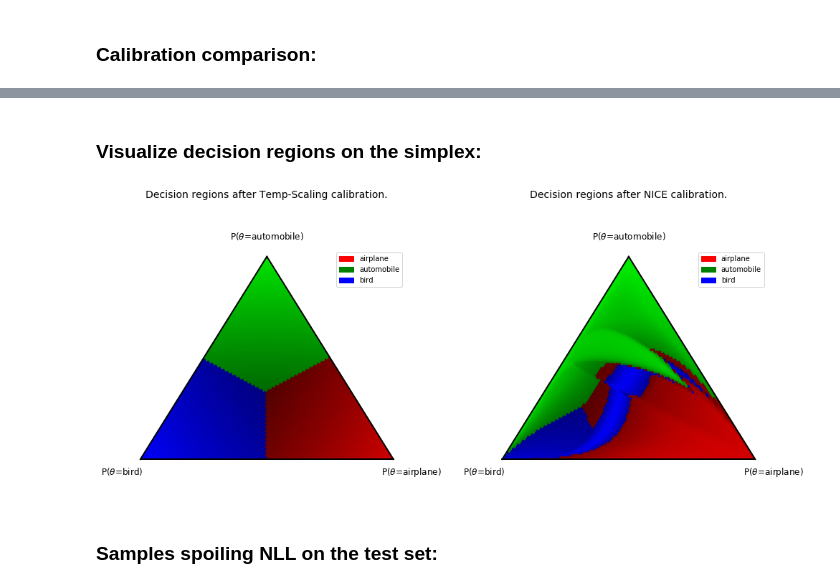
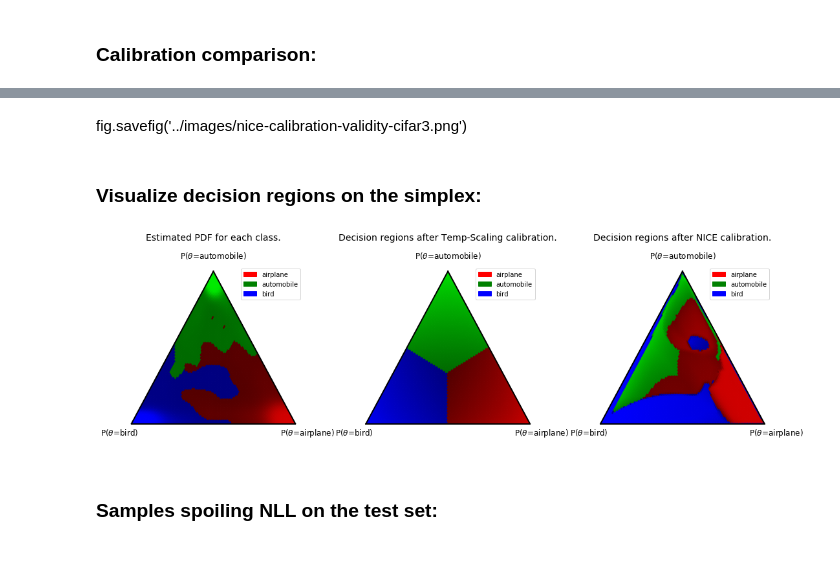
Before and after one commit to SergioAlvarezB/calibration-normalizing-flows, a Jupyter notebook: notebooks/nice-calibration-method.ipynb, the cells around one changed output, grey strips where cells are left out. Saved outputs shown, nothing was run; the diff lists cells and outputs as text; code cells hidden in the pictures; blank space fills up the shorter version.

```diff
--- a/notebooks/nice-calibration-method.ipynb
+++ b/notebooks/nice-calibration-method.ipynb
@@ -280,14 +280,19 @@ plt.show()
+# %% [markdown]
+fig.savefig('../images/nice-calibration-validity-cifar3.png')
 # %% [markdown]
 ### Visualize decision regions on the simplex:
 # %%
 ### Create plot
-fig, ax_arr = plt.subplots(1, 2, figsize=(16, 6), gridspec_kw={'hspace': 0.5, 'wspace': 0.3})
+fig, ax_arr = plt.subplots(1, 3, figsize=(18, 5), gridspec_kw={'hspace': 0.5, 'wspace': 0.3})
 
-ax_arr[0] = plot_cal_regions_ternary(temp_scaling_cal, ax=ax_arr[0], scale=100, labels=list(ix2label.values()),
-                                     title='Decision regions after Temp-Scaling calibration.\n\n', fontsize=12);
-ax_arr[1] = plot_cal_regions_ternary(nice_cal, ax=ax_arr[1], scale=100, labels=list(ix2label.values()),
-                                     title='Decision regions after NICE calibration.\n\n', fontsize=12);
+ax_arr[0] = plot_pdf_simplex(probs, target=target, ax=ax_arr[0], scale=100, title='Estimated PDF for each class.',
+                      fontsize=12, labels=list(ix2label.values()));
+
+ax_arr[1] = plot_cal_regions_ternary(temp_scaling_cal, ax=ax_arr[1], scale=100, labels=list(ix2label.values()),
+                                     title='Decision regions after Temp-Scaling calibration.', fontsize=12);
+ax_arr[2] = plot_cal_regions_ternary(nice_cal, ax=ax_arr[2], scale=100, labels=list(ix2label.values()),
+                                     title='Decision regions after NICE calibration.', fontsize=12);
 
 plt.show();
 # %% [output]
-[figure, old version]
+[figure, new version]
```
Also changed, not shown: parts of 16 cells of this notebook, 6 other files.
